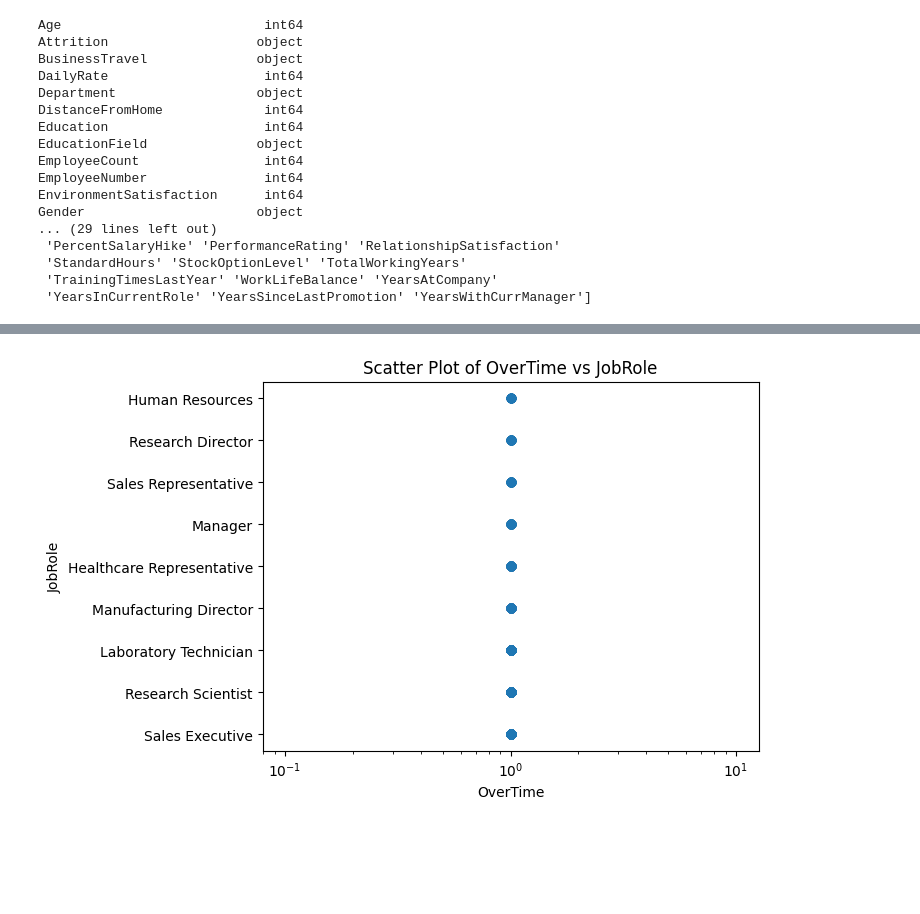
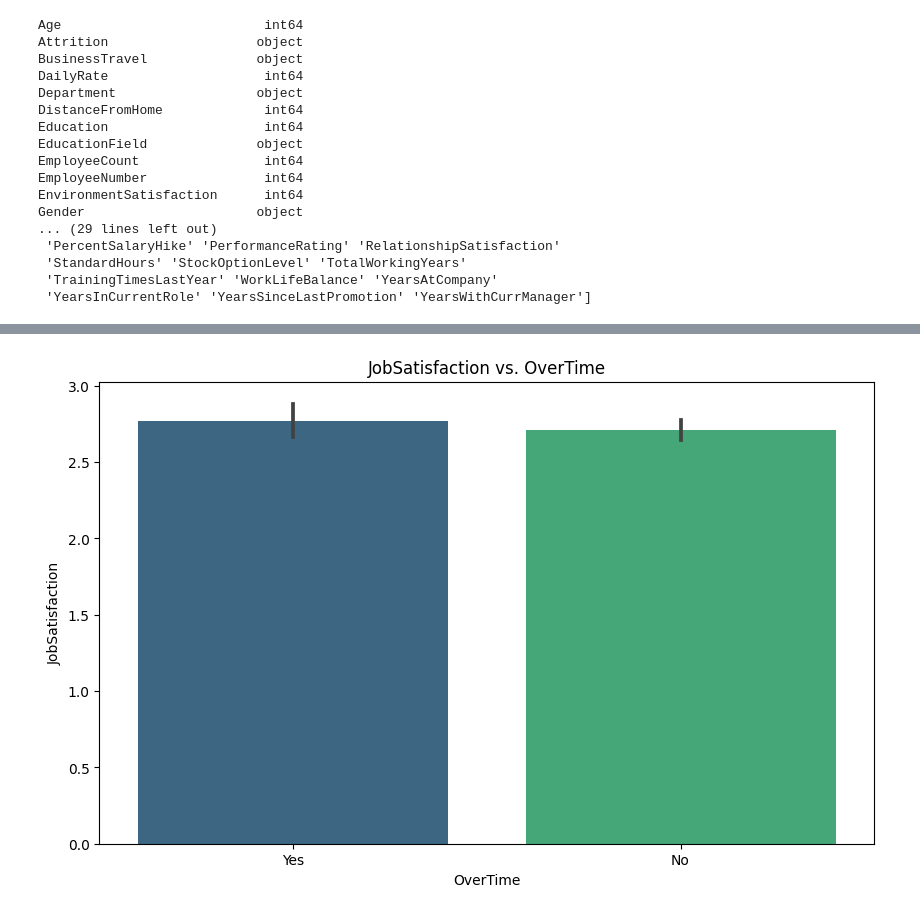
Before and after one commit to i-ninte/data-analytics-R-python, a Jupyter notebook: HR_ANALYTICS_.ipynb, the cells around one changed output, grey strips where cells are left out. Drawn from its saved outputs; the diff is of its cells as text; code cells hidden in the pictures; blank space fills up the shorter version.

```diff
--- a/HR_ANALYTICS_.ipynb
+++ b/HR_ANALYTICS_.ipynb
@@ -312,18 +181,0 @@ plt.show()
-# %%
-import matplotlib.pyplot as plt
-
-# Scatter plot between 'OverTime' and 'JobRole'
-plt.scatter(hr['OverTime'], hr['JobRole'])
-
-
-plt.xscale('log')
-
-# Set labels and title
-plt.xlabel("OverTime")
-plt.ylabel("JobRole")
-plt.title("Scatter Plot of OverTime vs JobRole")
-
-# Show the plot
-plt.show()
-# %% [output]
-[figure, removed]
@@ -334,0 +182,13 @@ hr.to_excel('hr_analytics.xlsx', index=False)
+# %%
+import matplotlib.pyplot as plt
+import seaborn as sns
+
+
+plt.figure(figsize=(10, 6))
+sns.barplot(x='OverTime', y='JobSatisfaction', data=hr, palette='viridis')
+plt.xlabel('OverTime')
+plt.ylabel('JobSatisfaction')
+plt.title('JobSatisfaction vs. OverTime')
+plt.show()
+# %% [output]
+[figure, added]
```
Also changed, not shown: parts of 19 cells of this notebook.
